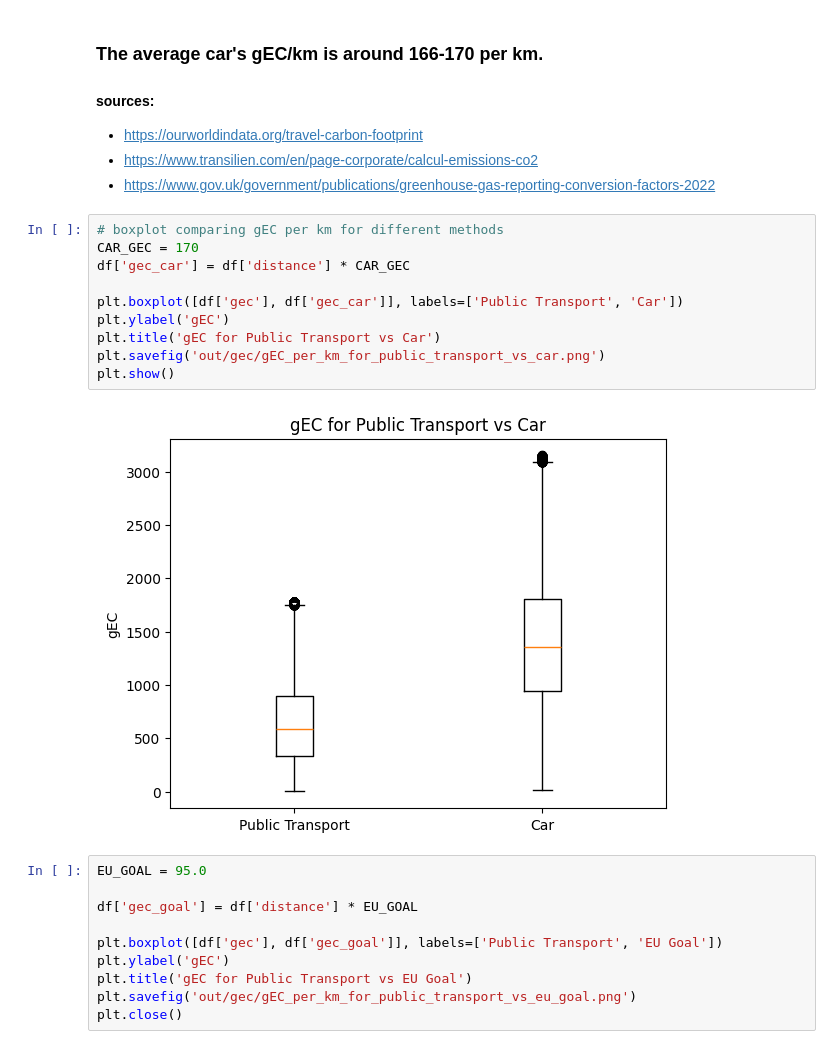
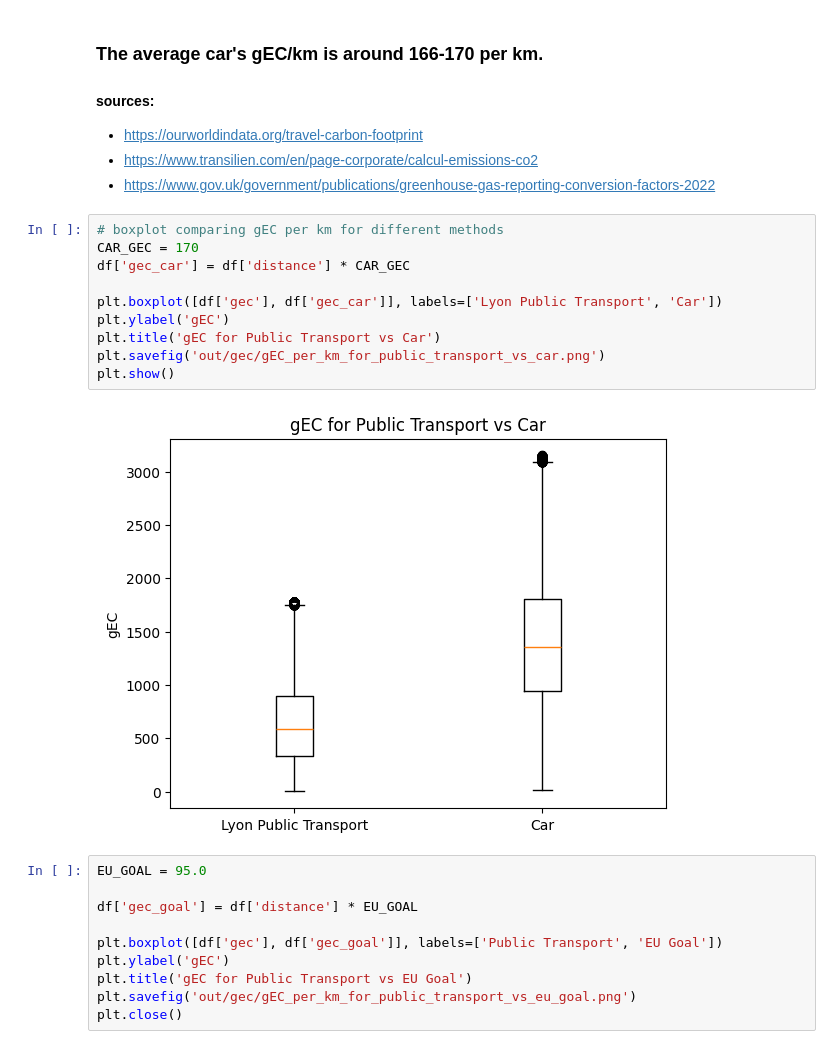
Before and after one commit to AldenCutler/LyonE24, a Jupyter notebook: stats-graphs/gec.ipynb, the cells around one changed output. Cells and saved outputs as stored; diff of their text form.

```diff
--- a/stats-graphs/gec.ipynb
+++ b/stats-graphs/gec.ipynb
@@ -281,15 +272,15 @@ plt.close()
 # %%
 # boxplot comparing gEC per km for different methods
 CAR_GEC = 170
 df['gec_car'] = df['distance'] * CAR_GEC
 
-plt.boxplot([df['gec'], df['gec_car']], labels=['Public Transport', 'Car'])
+plt.boxplot([df['gec'], df['gec_car']], labels=['Lyon Public Transport', 'Car'])
 plt.ylabel('gEC')
 plt.title('gEC for Public Transport vs Car')
 plt.savefig('out/gec/gEC_per_km_for_public_transport_vs_car.png')
 plt.show()
 # %% [output]
-[figure, old version]
+[figure, new version]
 # %%
 EU_GOAL = 95.0
 
```
Also changed, not shown: parts of 3 cells of this notebook, 1 other file.
